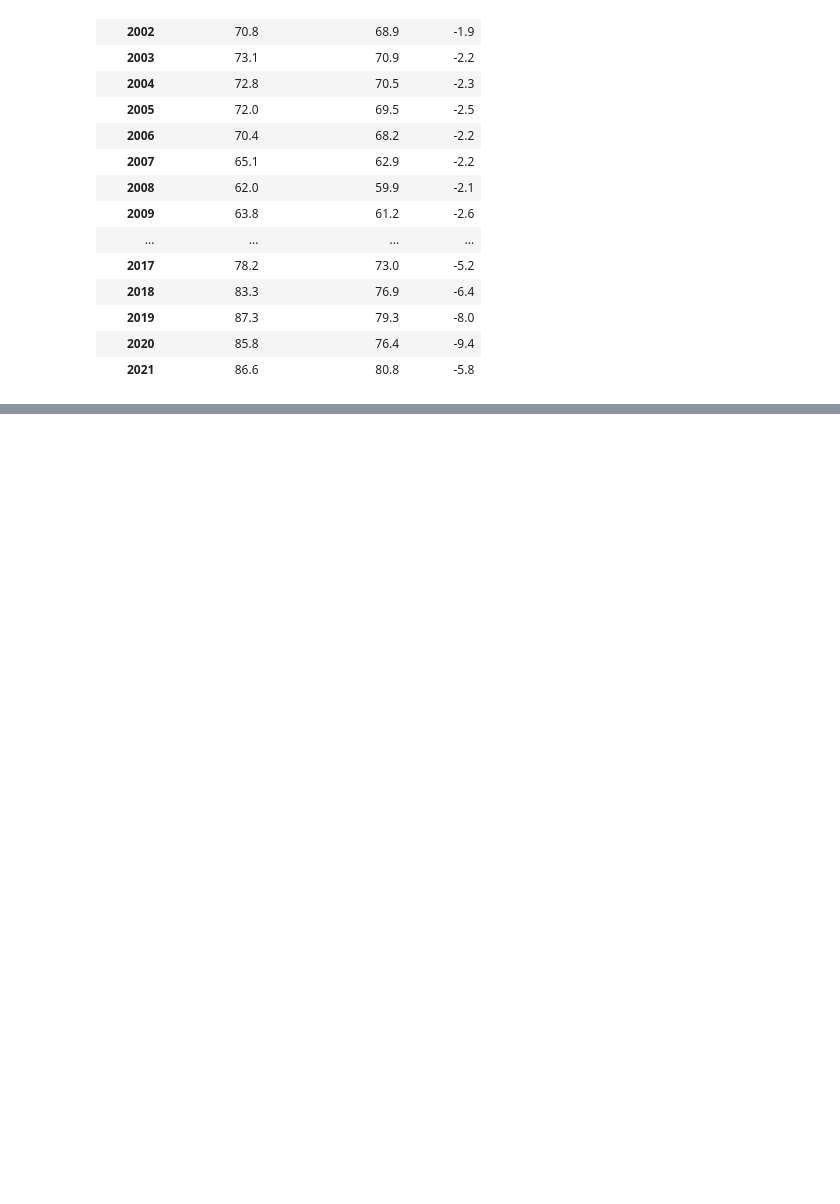
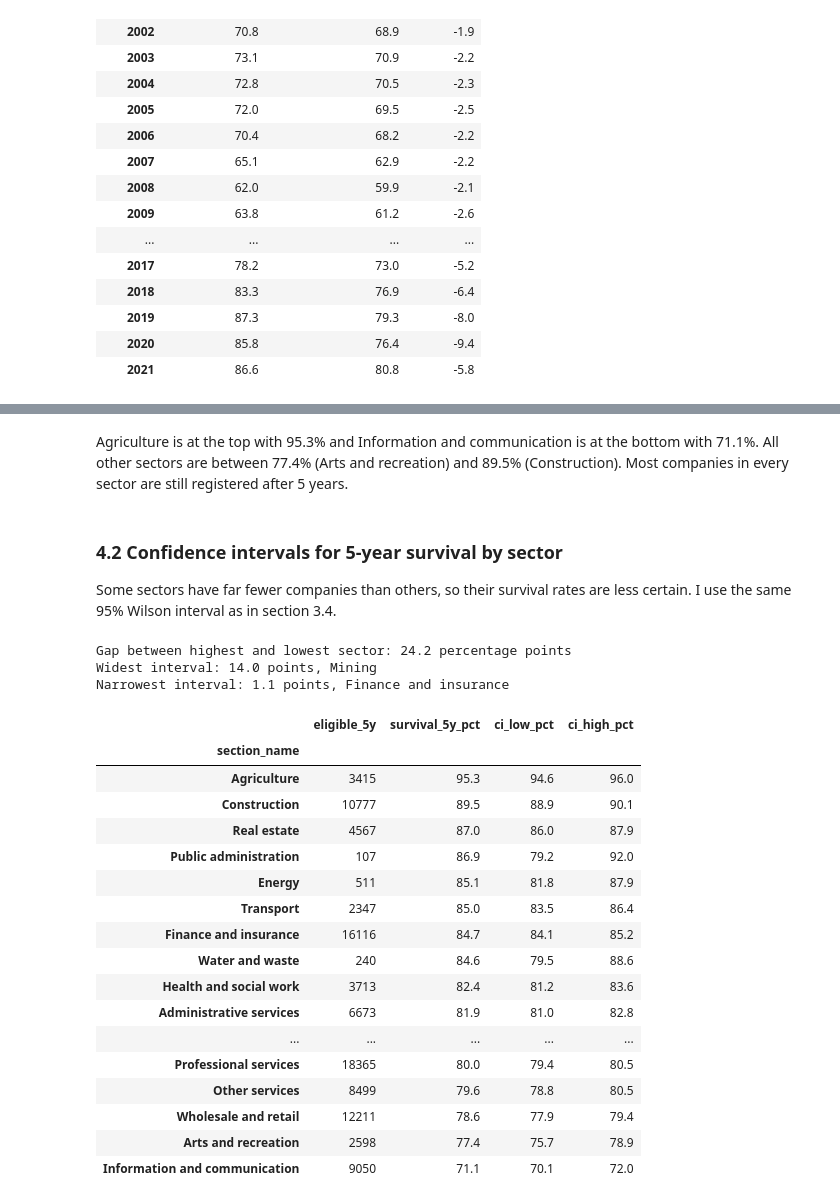
Before and after one commit to temulenbd/irish-company-survival-analysis, a Jupyter notebook: notebooks/3_statistical_analysis.ipynb, the cells around one changed output, grey strips where cells are left out. Cells and saved outputs as stored; diff of their text form; code cells hidden in the pictures; blank space fills up the shorter version.

```diff
--- a/notebooks/3_statistical_analysis.ipynb
+++ b/notebooks/3_statistical_analysis.ipynb
@@ -554,0 +653,45 @@ Largest drop: -9.4 points, cohort 2020
+# %% [markdown]
+Agriculture is at the top with 95.3% and Information and communication is at the bottom with 71.1%. All other sectors are between 77.4% (Arts and recreation) and 89.5% (Construction). Most companies in every sector are still registered after 5 years.
+# %% [markdown]
+### 4.2 Confidence intervals for 5-year survival by sector
+
+Some sectors have far fewer companies than others, so their survival rates are less certain. I use the same 95% Wilson interval as in section 3.4.
+# %%
+# 95% Wilson confidence interval for each sector
+low, high = proportion_confint(sectors["survived_5y"], sectors["eligible_5y"],
+                               alpha=0.05, method="wilson")
+sectors["ci_low_pct"] = (low * 100).round(1)
+sectors["ci_high_pct"] = (high * 100).round(1)
+
+# Width of each interval in percentage points
+sectors["ci_width"] = (sectors["ci_high_pct"] - sectors["ci_low_pct"]).round(1)
+
+# Gap between the highest and the lowest sector (table is sorted highest first)
+gap = (sectors["survival_5y_pct"].iloc[0] - sectors["survival_5y_pct"].iloc[-1]).round(1)
+
+print("Gap between highest and lowest sector:", gap, "percentage points")
+print("Widest interval:", sectors["ci_width"].max(), "points,", sectors["ci_width"].idxmax())
+print("Narrowest interval:", sectors["ci_width"].min(), "points,", sectors["ci_width"].idxmin(), "\n")
+sectors[["eligible_5y", "survival_5y_pct", "ci_low_pct", "ci_high_pct"]]
+# %% [output]
+Gap between highest and lowest sector: 24.2 percentage points
+Widest interval: 14.0 points, Mining
+Narrowest interval: 1.1 points, Finance and insurance
+|  | eligible_5y | survival_5y_pct | ci_low_pct | ci_high_pct |
+| section_name |  |  |  |  |
+| Agriculture | 3415 | 95.3 | 94.6 | 96.0 |
+| Construction | 10777 | 89.5 | 88.9 | 90.1 |
+| Real estate | 4567 | 87.0 | 86.0 | 87.9 |
+| Public administration | 107 | 86.9 | 79.2 | 92.0 |
+| Energy | 511 | 85.1 | 81.8 | 87.9 |
+| Transport | 2347 | 85.0 | 83.5 | 86.4 |
+| Finance and insurance | 16116 | 84.7 | 84.1 | 85.2 |
+| Water and waste | 240 | 84.6 | 79.5 | 88.6 |
+| Health and social work | 3713 | 82.4 | 81.2 | 83.6 |
+| Administrative services | 6673 | 81.9 | 81.0 | 82.8 |
+| ... | ... | ... | ... | ... |
+| Professional services | 18365 | 80.0 | 79.4 | 80.5 |
+| Other services | 8499 | 79.6 | 78.8 | 80.5 |
+| Wholesale and retail | 12211 | 78.6 | 77.9 | 79.4 |
+| Arts and recreation | 2598 | 77.4 | 75.7 | 78.9 |
+| Information and communication | 9050 | 71.1 | 70.1 | 72.0 |
```
Also changed, not shown: parts of 9 cells of this notebook, 1 other file.
